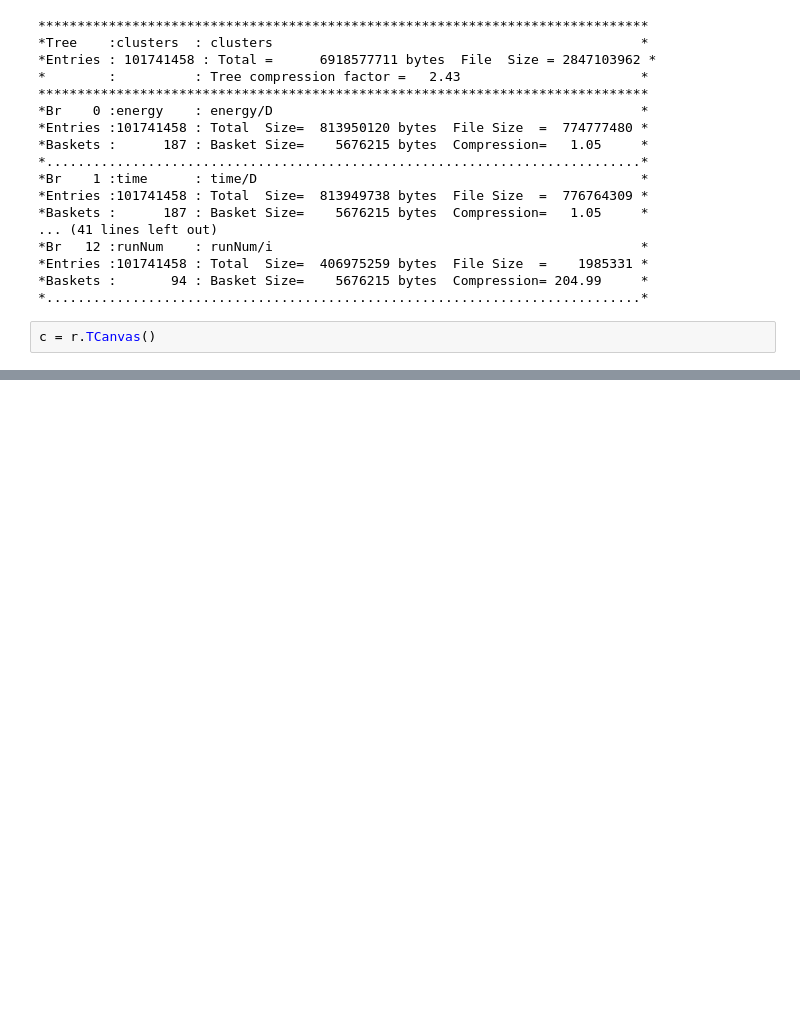
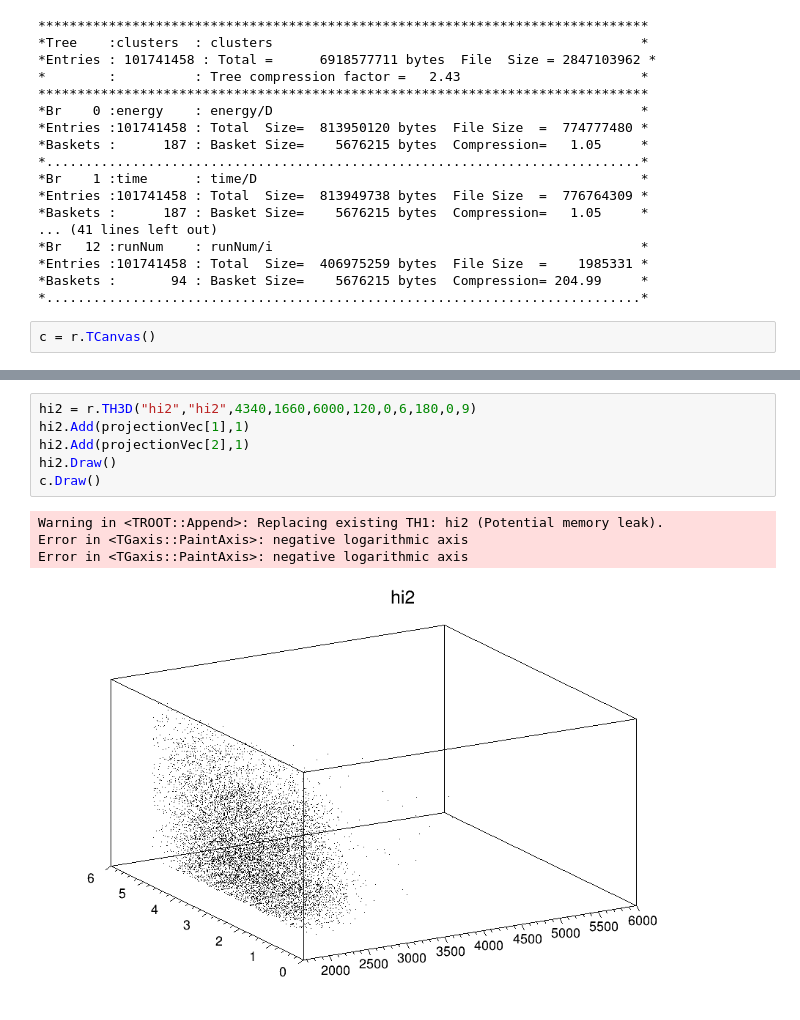
Before and after one commit to jlabounty/g-2, a Jupyter notebook: calorimeter/Calo2CountComparison_NoEnergyCut.ipynb, the cells around one changed output, grey strips where cells are left out. Drawn from its saved outputs; the diff is of its cells as text; blank space fills up the shorter version.

```diff
--- a/calorimeter/Calo2CountComparison_NoEnergyCut.ipynb
+++ b/calorimeter/Calo2CountComparison_NoEnergyCut.ipynb
@@ -153,0 +174,11 @@ fout.Close()
+# %%
+hi2 = r.TH3D("hi2","hi2",4340,1660,6000,120,0,6,180,0,9)
+hi2.Add(projectionVec[1],1)
+hi2.Add(projectionVec[2],1)
+hi2.Draw()
+c.Draw()
+# %% [output]
+Warning in <TROOT::Append>: Replacing existing TH1: hi2 (Potential memory leak).
+Error in <TGaxis::PaintAxis>: negative logarithmic axis
+Error in <TGaxis::PaintAxis>: negative logarithmic axis
+[figure, added]
```
Also changed, not shown: parts of 6 cells of this notebook, 4 other files.
